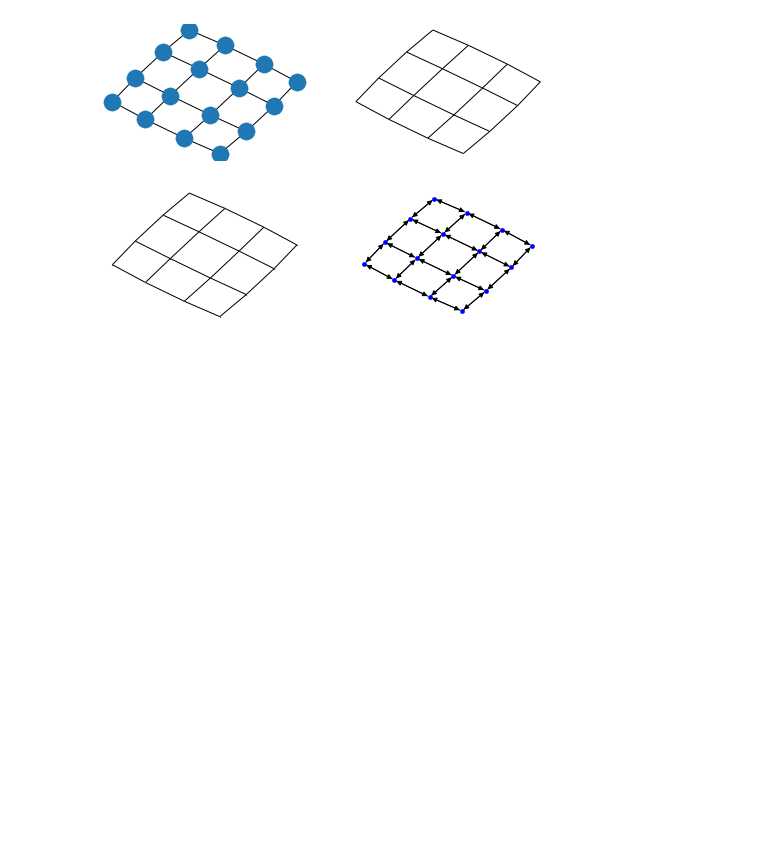
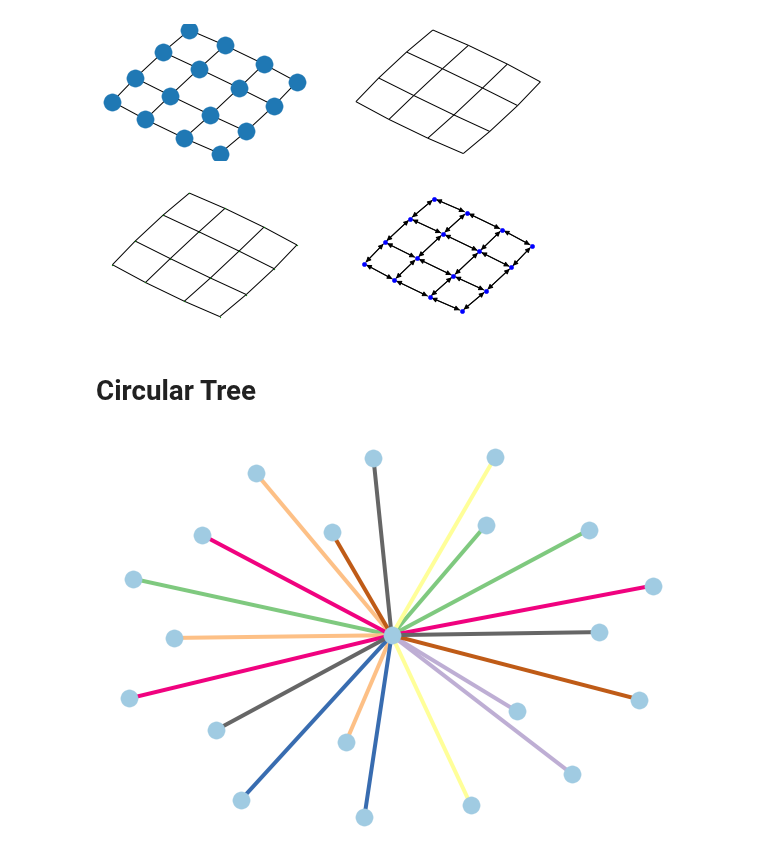
Before and after one commit to JayantGoel001/GraphsAndSocialNetworkAnalytics, a Jupyter notebook: Random Graph.ipynb, the cells around one changed output. Drawn from its saved outputs; the diff is of its cells as text; code cells hidden in the pictures; blank space fills up the shorter version.

```diff
--- a/Random Graph.ipynb
+++ b/Random Graph.ipynb
@@ -28,3 +28,14 @@ plt.savefig('random-grid.png')
 plt.show()
 # %% [output]
 [figure]
+# %% [markdown]
+# Circular Tree
+# %%
+G = nx.star_graph(20)
+# %%
+pos = nx.spring_layout(G,iterations=20)
+colors = range(20)
+
+nx.draw(G,pos,node_color="#A0CBE2",edge_color=colors,width=4,edge_cmap=plt.cm.Accent,with_labels=False)
+# %% [output]
+[figure, added]
```
